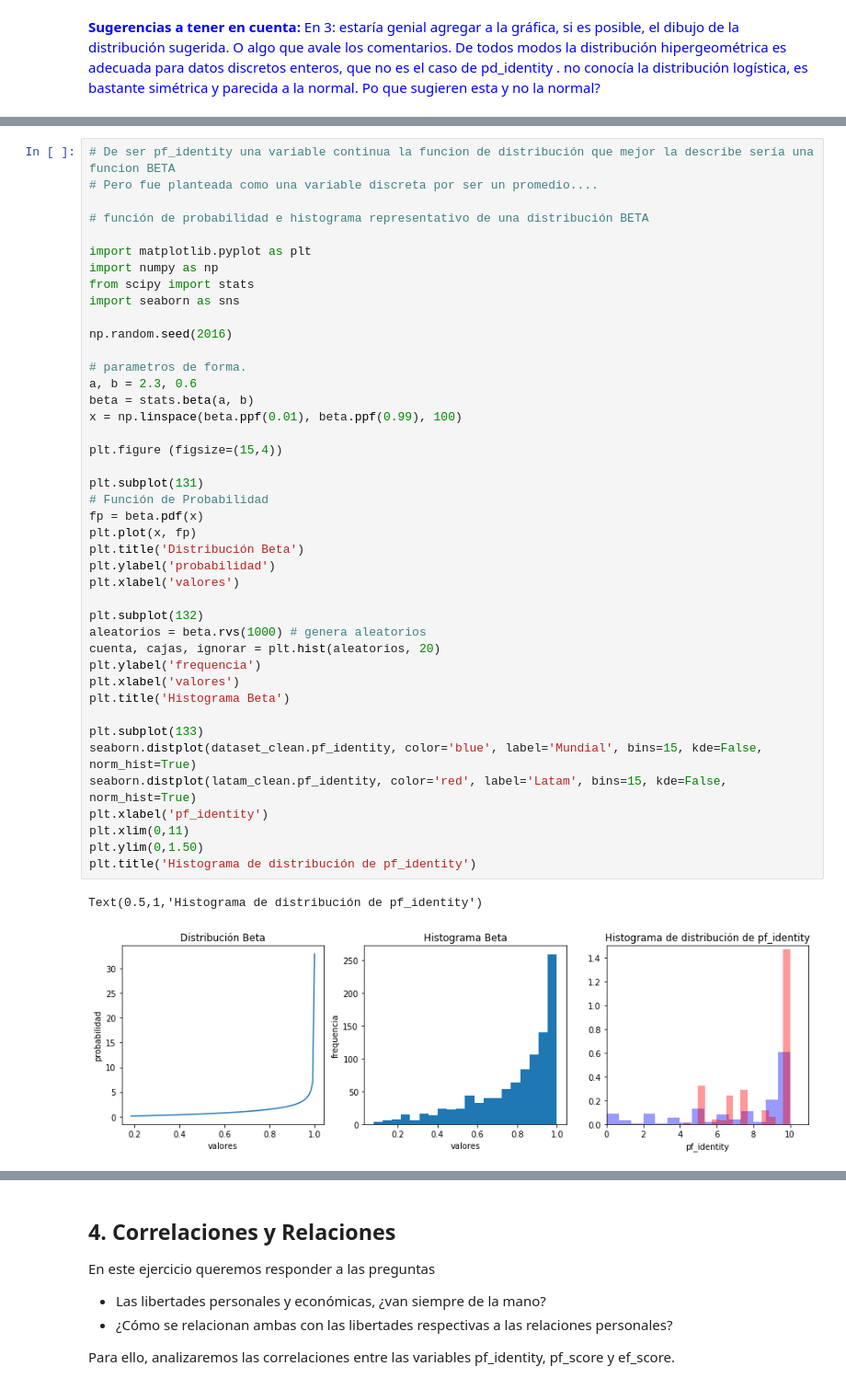
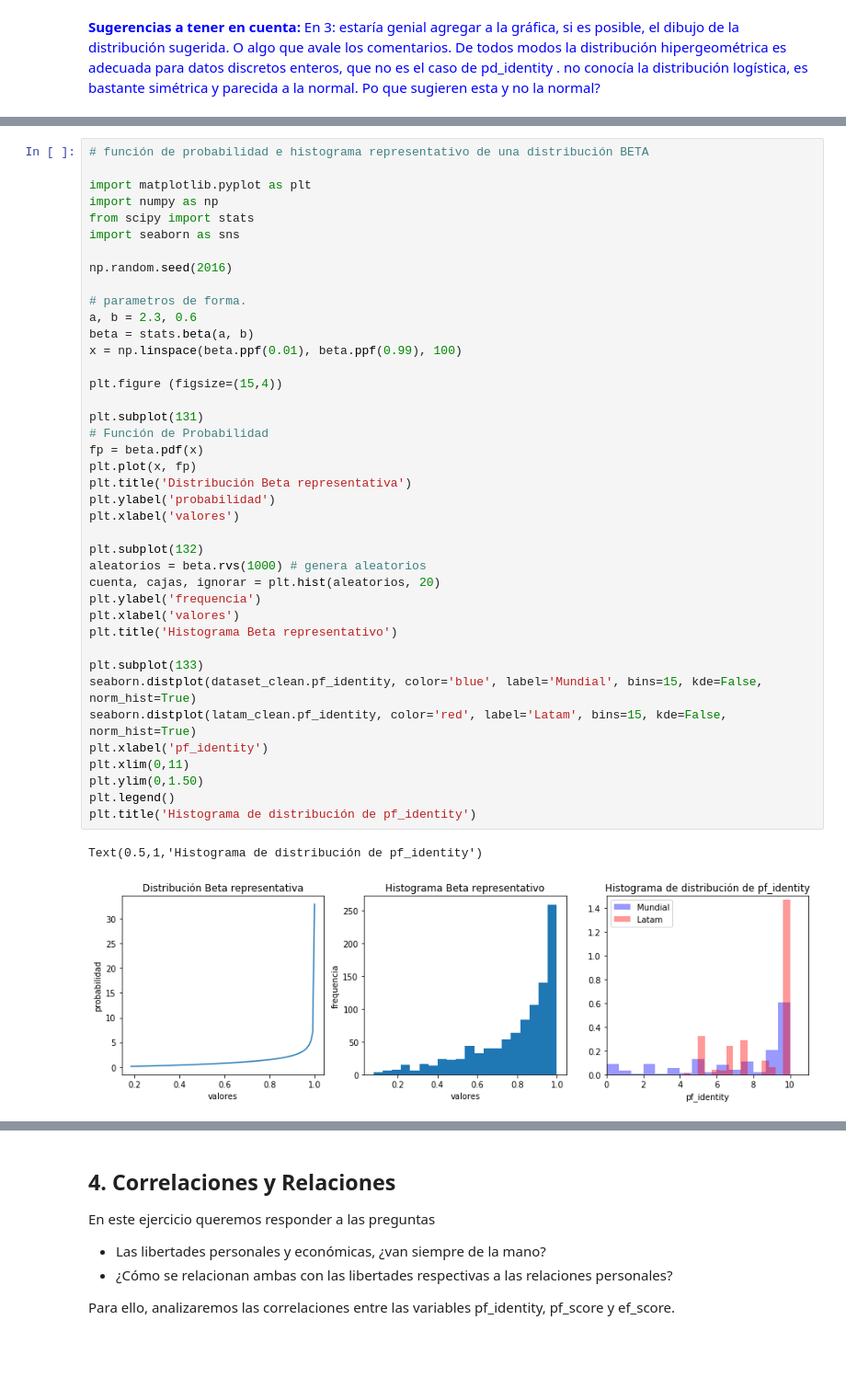
Before and after one commit to Verobornancini/DataScience_AnalisisyVisualizacion, a Jupyter notebook: practico.ipynb, the cells around one changed output, grey strips where cells are left out. Shown at 92% size. Drawn from its saved outputs; the diff is of its cells as text; blank space fills up the shorter version.

```diff
--- a/practico.ipynb
+++ b/practico.ipynb
@@ -757,7 +785,4 @@ Text(0.5,1,'Histograma de distribución de hf_score')
 # %%
-# De ser pf_identity una variable continua la funcion de distribución que mejor la describe sería una funcion BETA
-# Pero fue planteada como una variable discreta por ser un promedio....
-
 # función de probabilidad e histograma representativo de una distribución BETA
 
 import matplotlib.pyplot as plt
@@ -769,33 +794,34 @@ np.random.seed(2016)
 
 # parametros de forma.
 a, b = 2.3, 0.6
 beta = stats.beta(a, b)
 x = np.linspace(beta.ppf(0.01), beta.ppf(0.99), 100)
 
 plt.figure (figsize=(15,4))
 
 plt.subplot(131)
 # Función de Probabilidad
 fp = beta.pdf(x)
 plt.plot(x, fp)
-plt.title('Distribución Beta')
+plt.title('Distribución Beta representativa')
 plt.ylabel('probabilidad')
 plt.xlabel('valores')
 
 plt.subplot(132)
 aleatorios = beta.rvs(1000) # genera aleatorios
 cuenta, cajas, ignorar = plt.hist(aleatorios, 20)
 plt.ylabel('frequencia')
 plt.xlabel('valores')
-plt.title('Histograma Beta')
+plt.title('Histograma Beta representativo')
 
 plt.subplot(133)
 seaborn.distplot(dataset_clean.pf_identity, color='blue', label='Mundial', bins=15, kde=False, norm_hist=True)
 seaborn.distplot(latam_clean.pf_identity, color='red', label='Latam', bins=15, kde=False, norm_hist=True)
 plt.xlabel('pf_identity')
 plt.xlim(0,11)
 plt.ylim(0,1.50)
+plt.legend()
 plt.title('Histograma de distribución de pf_identity')
 # %% [output]
 Text(0.5,1,'Histograma de distribución de pf_identity')
-[figure, old version]
+[figure, new version]
```
Also changed, not shown: parts of 18 cells of this notebook.
